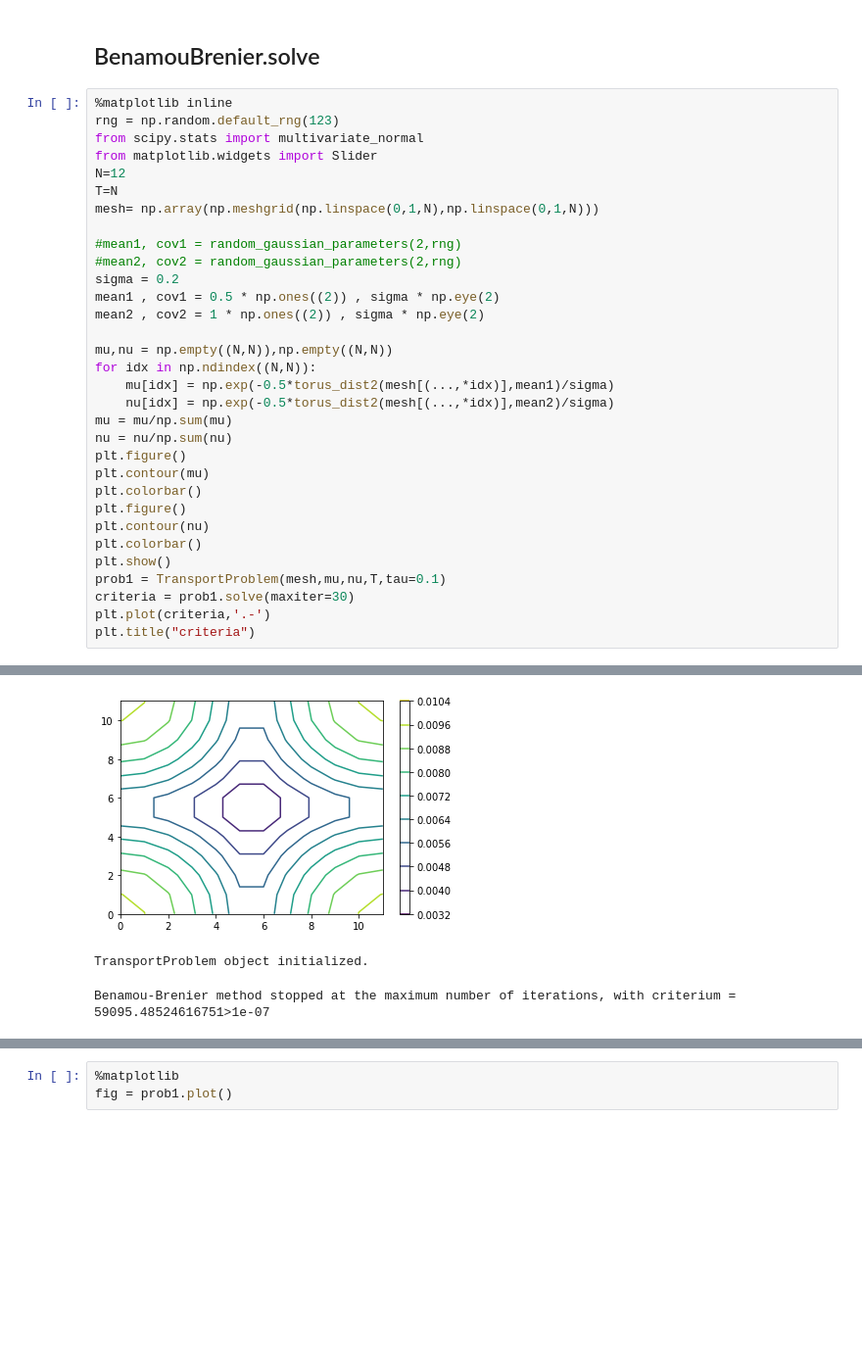
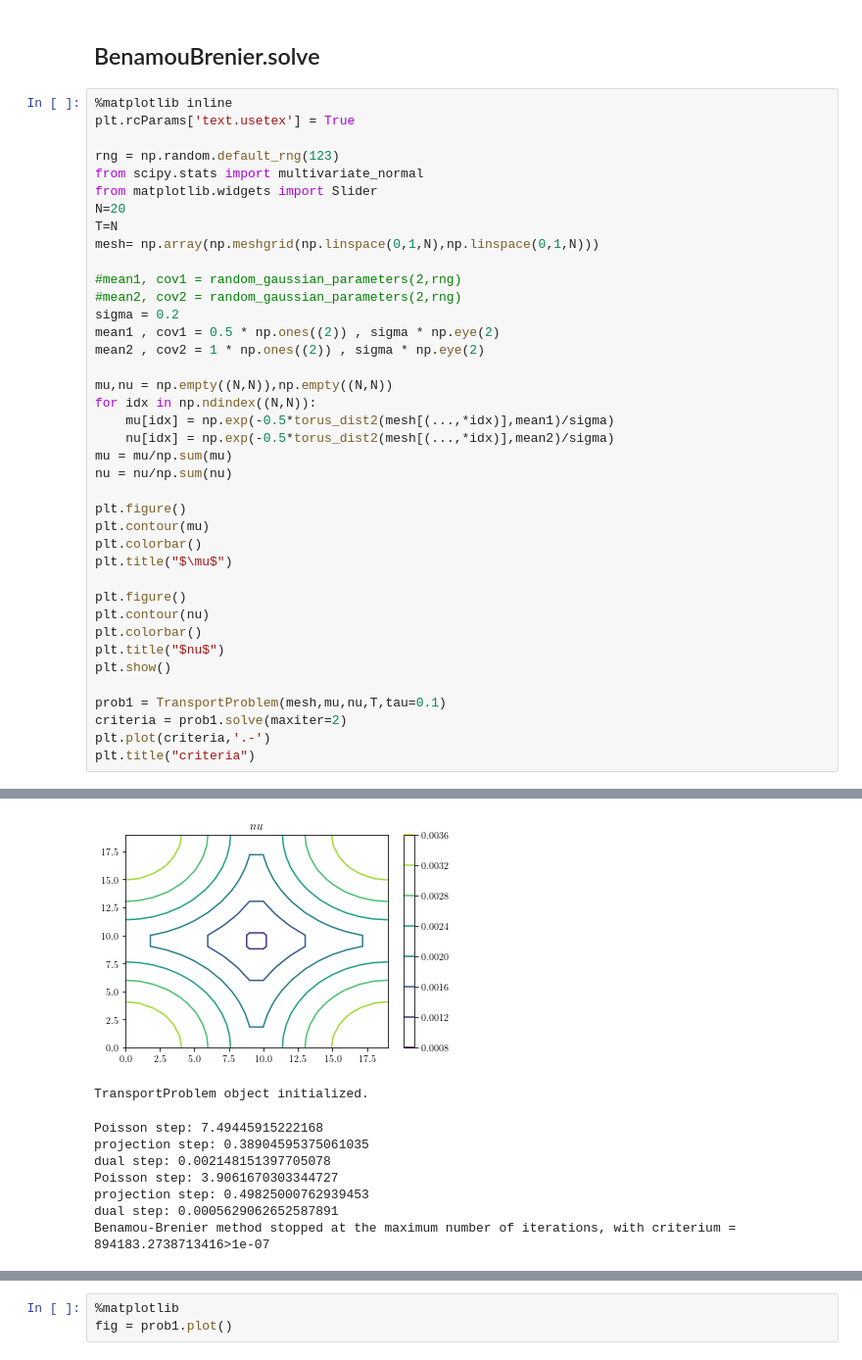
Before and after one commit to Benoit-Muller/Computational-Optimal-Transport, a Jupyter notebook: tests_BB.ipynb, the cells around one changed output, grey strips where cells are left out. Shown at 98% size. Saved outputs shown, nothing was run; the diff lists cells and outputs as text; blank space fills up the shorter version.

```diff
--- a/tests_BB.ipynb
+++ b/tests_BB.ipynb
@@ -29,10 +29,12 @@ np.sqrt(d)
 ## BenamouBrenier.solve
 # %%
 %matplotlib inline
+plt.rcParams['text.usetex'] = True
+
 rng = np.random.default_rng(123)
 from scipy.stats import multivariate_normal
 from matplotlib.widgets import Slider
-N=12
+N=20
 T=N
 mesh= np.array(np.meshgrid(np.linspace(0,1,N),np.linspace(0,1,N)))
 
@@ -48,15 +50,20 @@ for idx in np.ndindex((N,N)):
     nu[idx] = np.exp(-0.5*torus_dist2(mesh[(...,*idx)],mean2)/sigma)
 mu = mu/np.sum(mu)
 nu = nu/np.sum(nu)
+
 plt.figure()
 plt.contour(mu)
 plt.colorbar()
+plt.title("$\mu$")
+
 plt.figure()
 plt.contour(nu)
 plt.colorbar()
+plt.title("$nu$")
 plt.show()
+
 prob1 = TransportProblem(mesh,mu,nu,T,tau=0.1)
-criteria = prob1.solve(maxiter=30)
+criteria = prob1.solve(maxiter=2)
 plt.plot(criteria,'.-')
 plt.title("criteria")
 # %% [output]
@@ -64,4 +71,10 @@ plt.title("criteria")
-[figure, old version]
+[figure, new version]
 TransportProblem object initialized.
-Benamou-Brenier method stopped at the maximum number of iterations, with criterium = 59095.48524616751>1e-07
+Poisson step: 7.49445915222168
+projection step: 0.38904595375061035
+dual step: 0.002148151397705078
+Poisson step: 3.9061670303344727
+projection step: 0.49825000762939453
+dual step: 0.0005629062652587891
+Benamou-Brenier method stopped at the maximum number of iterations, with criterium = 894183.2738713416>1e-07
 Text(0.5, 1.0, 'criteria')
```
Also changed, not shown: parts of 5 cells of this notebook, 22 other files.
